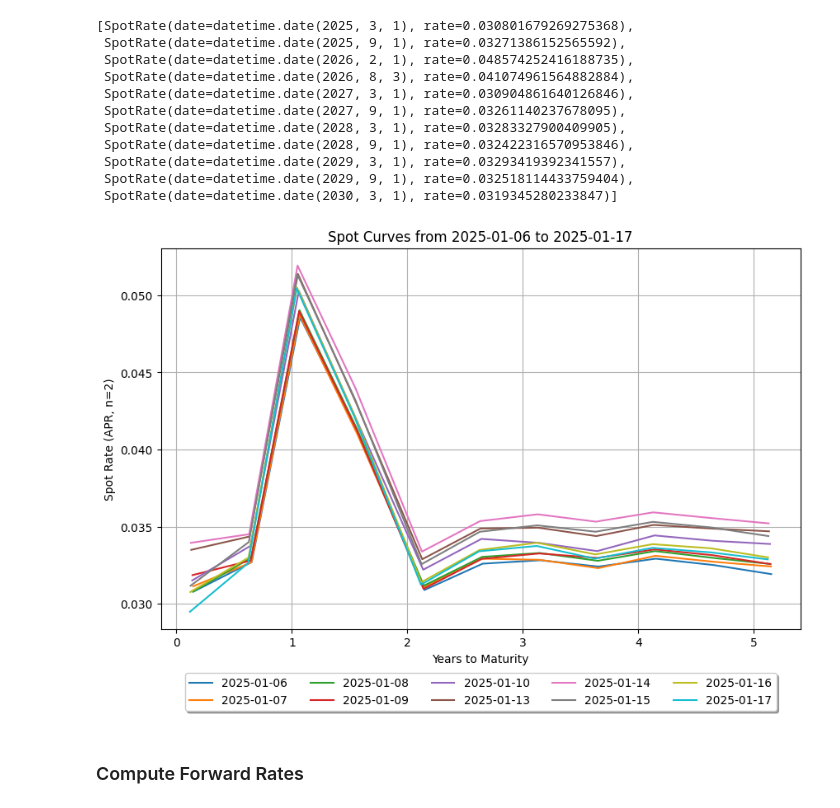
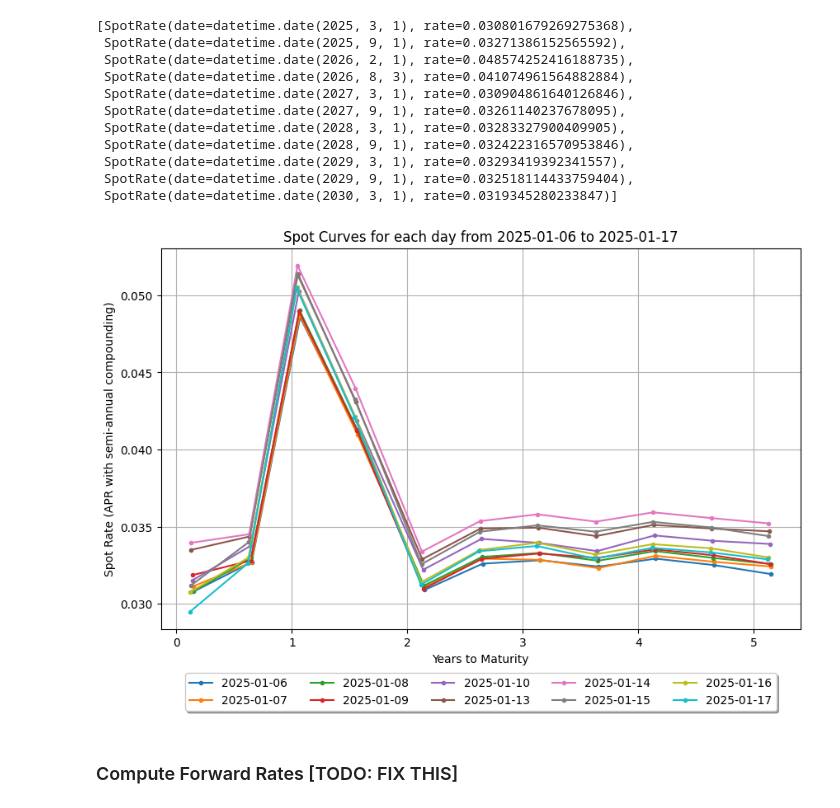
Before and after one commit to maxgodfrey2004/APM466-Assignment1, a Jupyter notebook: assignment_1.ipynb, the cells around one changed output. Drawn from its saved outputs; the diff is of its cells as text; code cells hidden in the pictures.

```diff
--- a/assignment_1.ipynb
+++ b/assignment_1.ipynb
@@ -108,14 +108,14 @@ curves = [get_ytms_for_date(d) for d in target_dates]
 
 plt.figure(figsize=(10, 6))
 
-for curve, date in zip(curves, target_dates):
+for curve, date_ in zip(curves, target_dates):
     x = [ytm.years_to_maturity for ytm in curve]
     y = [ytm.yield_to_maturity for ytm in curve]
-    plt.plot(x, y, label=date[:-6])
+    plt.plot(x, y, marker='o', markersize=3, label=date_[:-6])
 
 plt.xlabel('Years to Maturity')
 plt.ylabel('Yield to Maturity')
-plt.title('5-Year Yield Curves from 2025-01-06 to 2025-01-17')
+plt.title('5-Year Yield Curves for each day from 2025-01-06 to 2025-01-17')
 plt.legend(loc='upper center', bbox_to_anchor=(0.5, -0.1),
           ncol=5, fancybox=True, shadow=True)
 plt.grid(True)
@@ -208,24 +207,24 @@ __import__('pprint').pprint(spot_rates)
 # %%
 spot_curves = {} # {date: [spot curve]}
 
 plt.figure(figsize=(10, 6))
 
 for date_ in target_dates:
     bonds_data = get_observations_for_date(datetime.strptime(date_, "%Y-%m-%d %H:%M").date())
     spot_rates = bootstrap_yield_curve(bonds_data, datetime.strptime(date_, "%Y-%m-%d %H:%M").date())
     spot_curves[date_] = spot_rates
     x = [year_fraction(datetime.strptime(date_, "%Y-%m-%d %H:%M").date(), spot_rate.date) for spot_rate in spot_rates]
     y = [spot_rate.rate for spot_rate in spot_rates]
-    plt.plot(x, y, label=date_[:-6])
+    plt.plot(x, y, marker='o', markersize=3, label=date_[:-6])
 
 plt.xlabel('Years to Maturity')
-plt.ylabel('Spot Rate (APR, n=2)')
-plt.title('Spot Curves from 2025-01-06 to 2025-01-17')
+plt.ylabel('Spot Rate (APR with semi-annual compounding)')
+plt.title('Spot Curves for each day from 2025-01-06 to 2025-01-17')
 plt.legend(loc='upper center', bbox_to_anchor=(0.5, -0.1),
            ncol=5, fancybox=True, shadow=True)
 plt.grid(True)
 plt.show()
 # %% [output]
-[figure, old version]
+[figure, new version]
 # %% [markdown]
-### Compute Forward Rates
+### Compute Forward Rates [TODO: FIX THIS]
```
Also changed, not shown: parts of 5 cells of this notebook.
